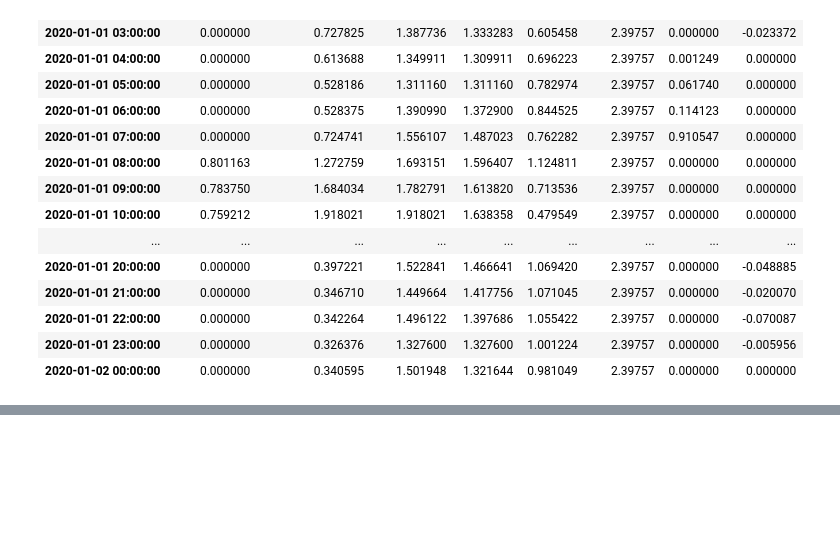
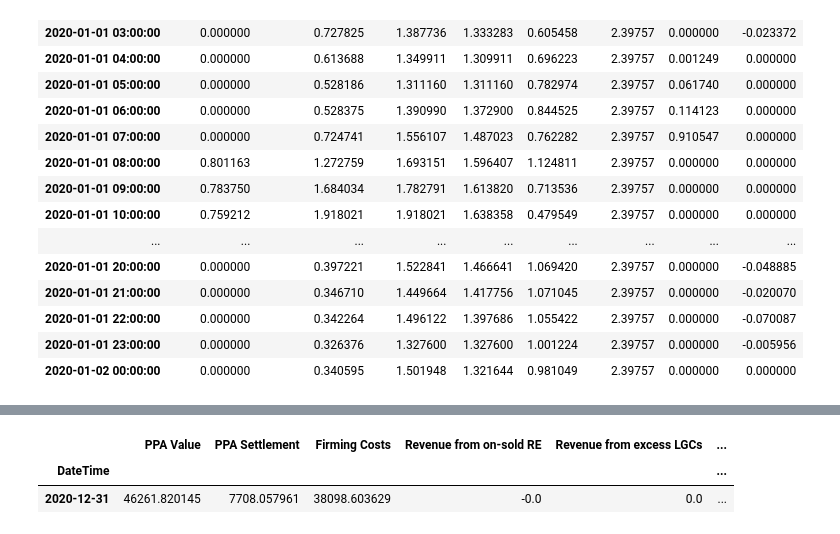
Before and after one commit to EllieKallmier/ppa_analysis, a Jupyter notebook: examples.ipynb, the cells around one changed output, grey strips where cells are left out. Saved outputs shown, nothing was run; the diff lists cells and outputs as text; code cells hidden in the pictures; blank space fills up the shorter version.

```diff
--- a/examples.ipynb
+++ b/examples.ipynb
@@ -464,0 +498,23 @@ time_series_data_with_load_flex.head(24)
+# %%
+from ppa_analysis import bill_calc
+
+bill = bill_calc.calculate_bill(
+    volume_and_price=time_series_with_contracted_energy,
+    settlement_period='Y',
+    contract_type='Pay as Produced',
+    strike_price=75.0,
+    lgc_buy_price=10.0,
+    lgc_sell_price=10.0,
+    shortfall_penalty=50.0,
+    guaranteed_percent=90.0,
+    excess_price='Wholesale',
+    indexation=1.0,
+    index_period='Y',
+    floor_price= -1000.0
+)
+
+bill
+# %% [output]
+|  | PPA Value | PPA Settlement | Firming Costs | Revenue from on-sold RE | Revenue from excess LGCs | ... |
+| DateTime |  |  |  |  |  | ... |
+| 2020-12-31 | 46261.820145 | 7708.057961 | 38098.603629 | -0.0 | 0.0 | ... |
```
Also changed, not shown: parts of 12 cells of this notebook, 2 other files.
